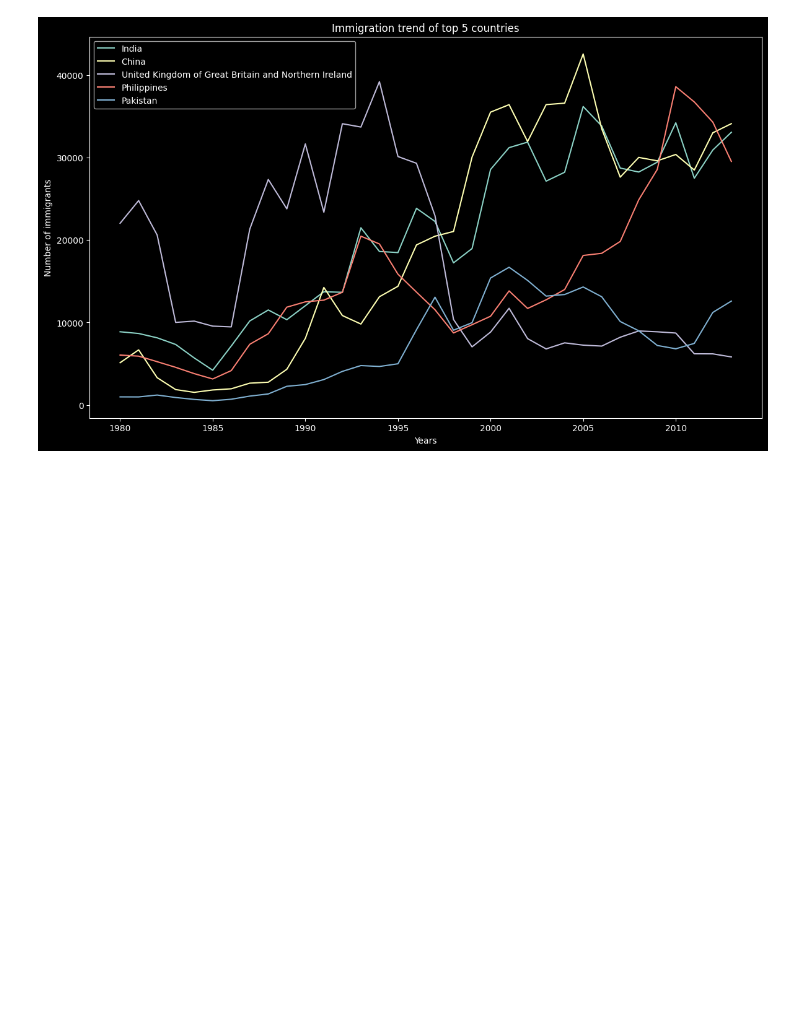
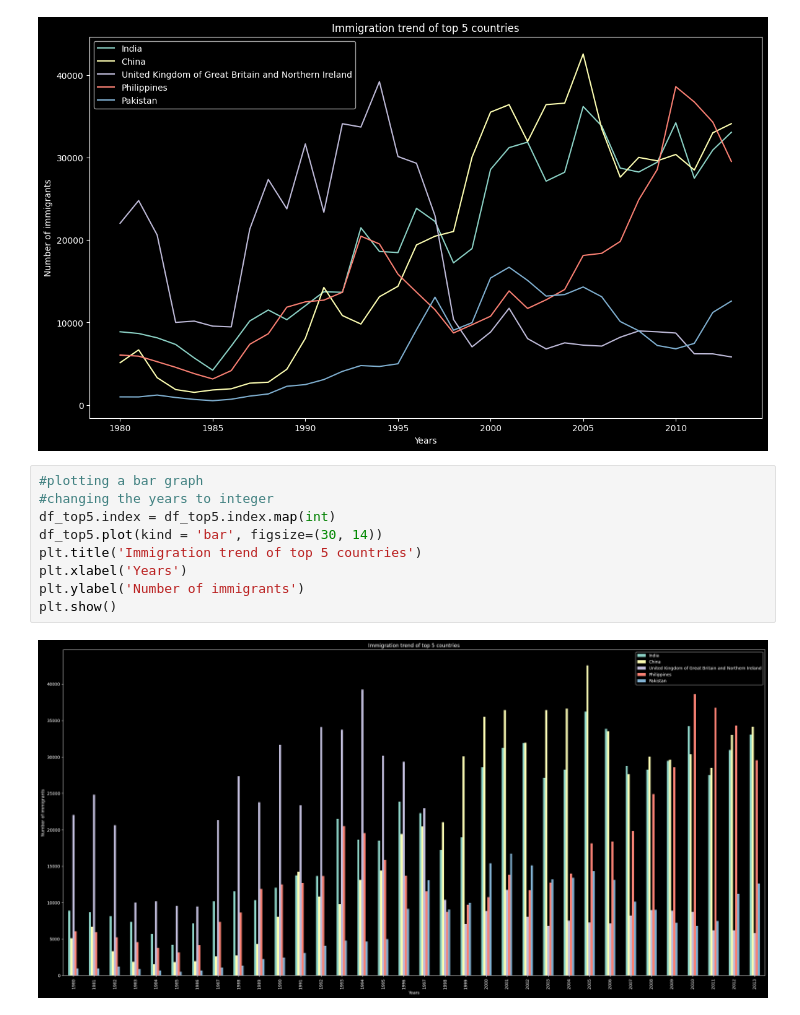
Before and after one commit to Mohwit/Data-Visualization, a Jupyter notebook: lineChart.ipynb, the cells around one changed output. Cells and saved outputs as stored; diff of their text form; blank space fills up the shorter version.

Commit message:
Added bar graph to show trend of top 5 countries

```diff
--- a/lineChart.ipynb
+++ b/lineChart.ipynb
@@ -600,3 +600,14 @@ plt.ylabel('Number of immigrants')
 plt.show()
 # %% [output]
 [figure]
+# %%
+#plotting a bar graph
+#changing the years to integer
+df_top5.index = df_top5.index.map(int)
+df_top5.plot(kind = 'bar', figsize=(30, 14))
+plt.title('Immigration trend of top 5 countries')
+plt.xlabel('Years')
+plt.ylabel('Number of immigrants')
+plt.show()
+# %% [output]
+[figure, added]
```
